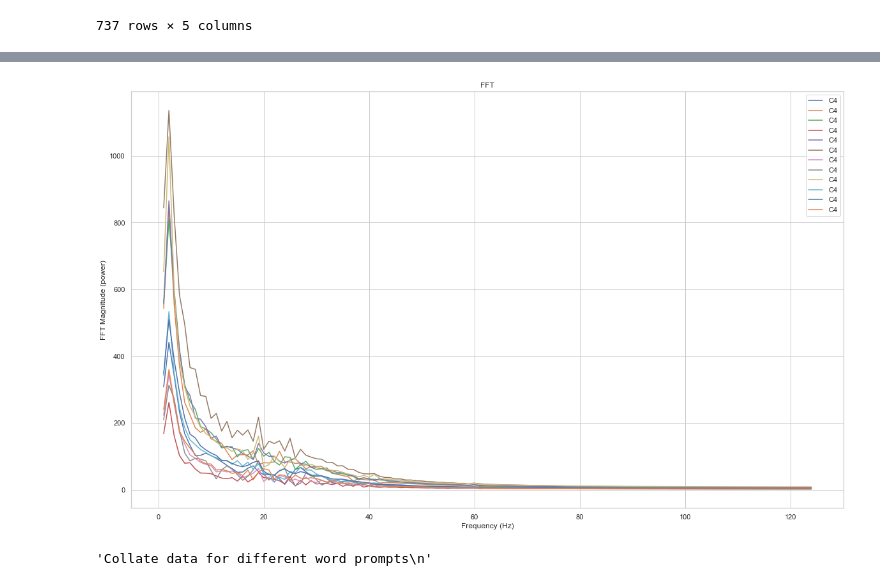
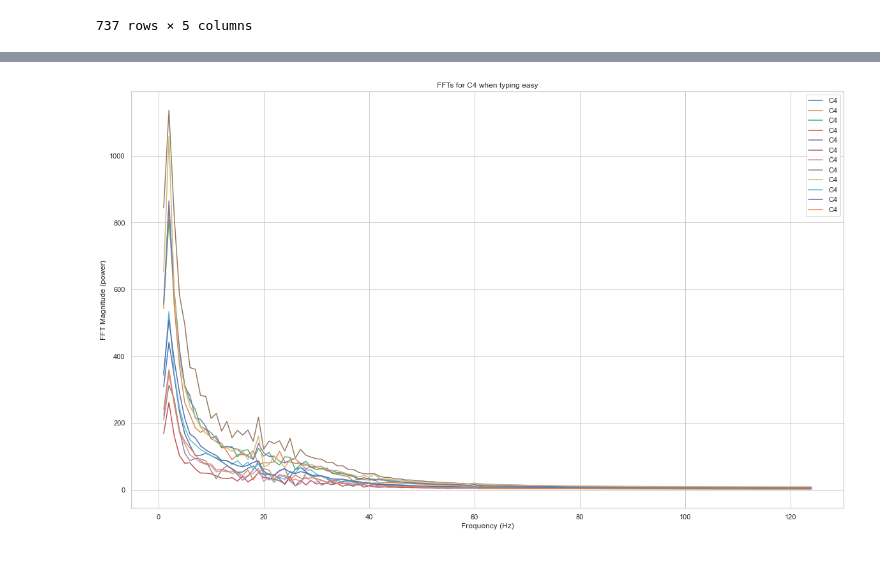
Before and after one commit to NEUROFUSIONInc/brain-keyboard-correlations, a Jupyter notebook: scratch.ipynb, the cells around one changed output, grey strips where cells are left out. Saved outputs shown, nothing was run; the diff lists cells and outputs as text; code cells hidden in the pictures.

```diff
--- a/scratch.ipynb
+++ b/scratch.ipynb
@@ -193,5 +199,5 @@ for data in wordprompt_timestamps:
 # %%
-"""plot single channel as fft
+"""get & plot fft for single channel
 """
 
 from numpy.fft import fft, fftfreq, ifft
@@ -208,7 +214,6 @@ def get_fft_theo_and_freqs(y,data_rate,nfft,fft_rescale=False):
         n_zeros = len(np.where(y==0)[0])
         fft_rescale_val = len(y) / (len(y) - n_zeros)
 
-
     sample_spacing = 1.0 / data_rate
     freqs          = fftfreq(nfft, d = sample_spacing)
     freq_mask      = freqs > 0
@@ -222,29 +227,23 @@ def get_fft_theo_and_freqs(y,data_rate,nfft,fft_rescale=False):
     fft_theo[0]     = fft_theo[0] / 2.0
 
     return fft_theo[freq_mask], freqs[freq_mask]
-
-sns.set_theme(style="whitegrid")
-plt.figure(figsize = (20,12))
-
-fft_power_data = [] # power data for a single word
-
-for word_prompt_sample in preprocessed_wordprompt_eegs:
-
-    # for channel in ['C4']: #['CP5', 'F5', 'C3', 'CP3', 'CP6', 'F6', 'C4']: # note that CP4 is being ignored
-    power, frequency = get_fft_theo_and_freqs( word_prompt_sample['C4'], data_rate, nfft, fft_rescale)
-    fft_power_data.append(power)
-
-    plt.plot(frequency, power, label=channel)
-    plt.xlabel("Frequency (Hz)")
-    plt.ylabel("FFT Magnitude (power)")
-    plt.title("FFT")
-    plt.legend()
-# %% [output]
-[figure, removed]
-# %%
-"""Collate data for different word prompts
-"""
-
-# split into training and testing set
-# %% [output]
-'Collate data for different word prompts\n'
+# %%
+
+sns.set_theme(style="whitegrid")
+plt.figure(figsize = (20,12))
+fft_power_data = [] # power data for a single word
+test_word_sample = "easy"
+for word_prompt_sample in wordprompts_eegs[test_word_sample]:
+
+    # for channel in ['C4']: #['CP5', 'F5', 'C3', 'CP3', 'CP6', 'F6', 'C4']: # note that CP4 is being ignored
+    channel = "C4"
+    power, frequency = get_fft_theo_and_freqs( word_prompt_sample[channel], data_rate, nfft, fft_rescale)
+    fft_power_data.append(power)
+
+    plt.plot(frequency, power, label=channel)
+    plt.xlabel("Frequency (Hz)")
+    plt.ylabel("FFT Magnitude (power)")
+    plt.title(f"FFTs for {channel} when typing {test_word_sample}")
+    plt.legend()
+# %% [output]
+[figure, added]
```
Also changed, not shown: parts of 8 cells of this notebook.
